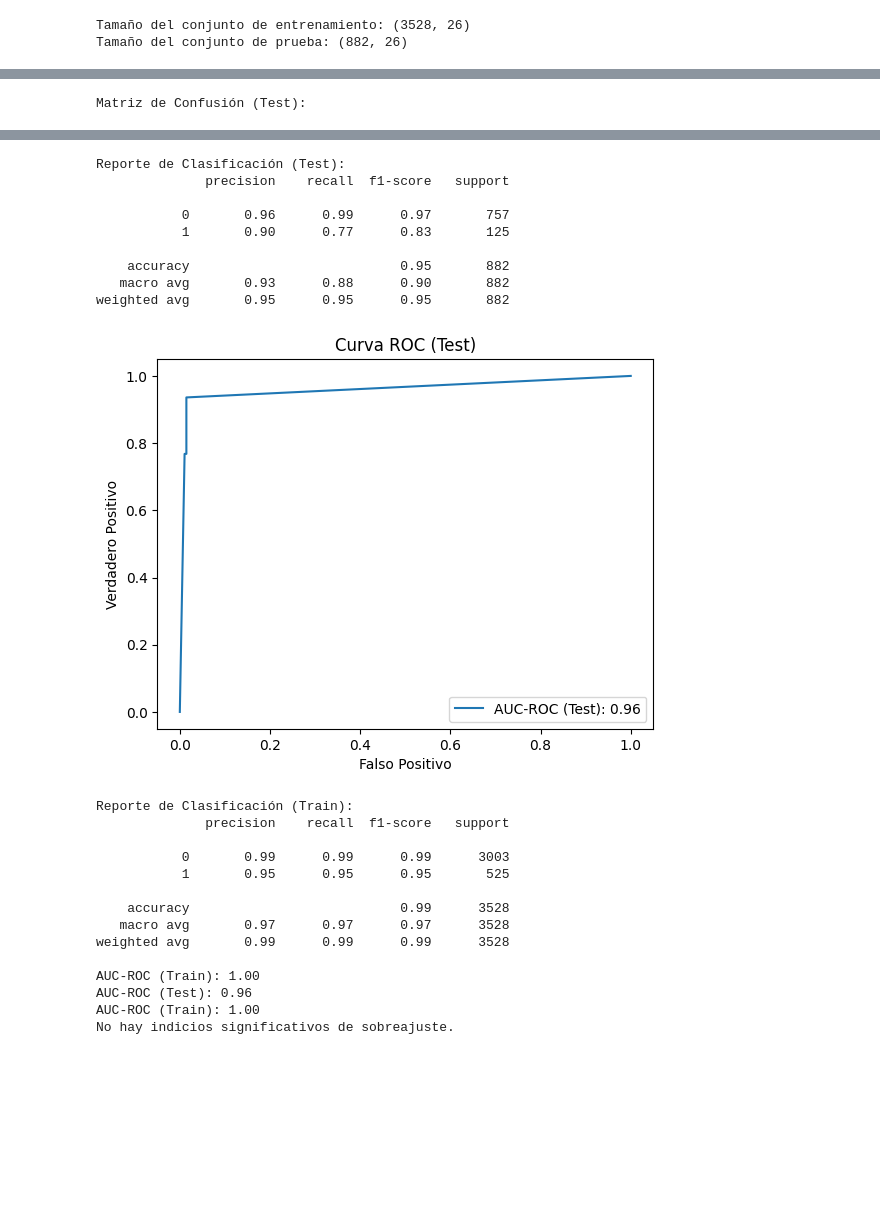
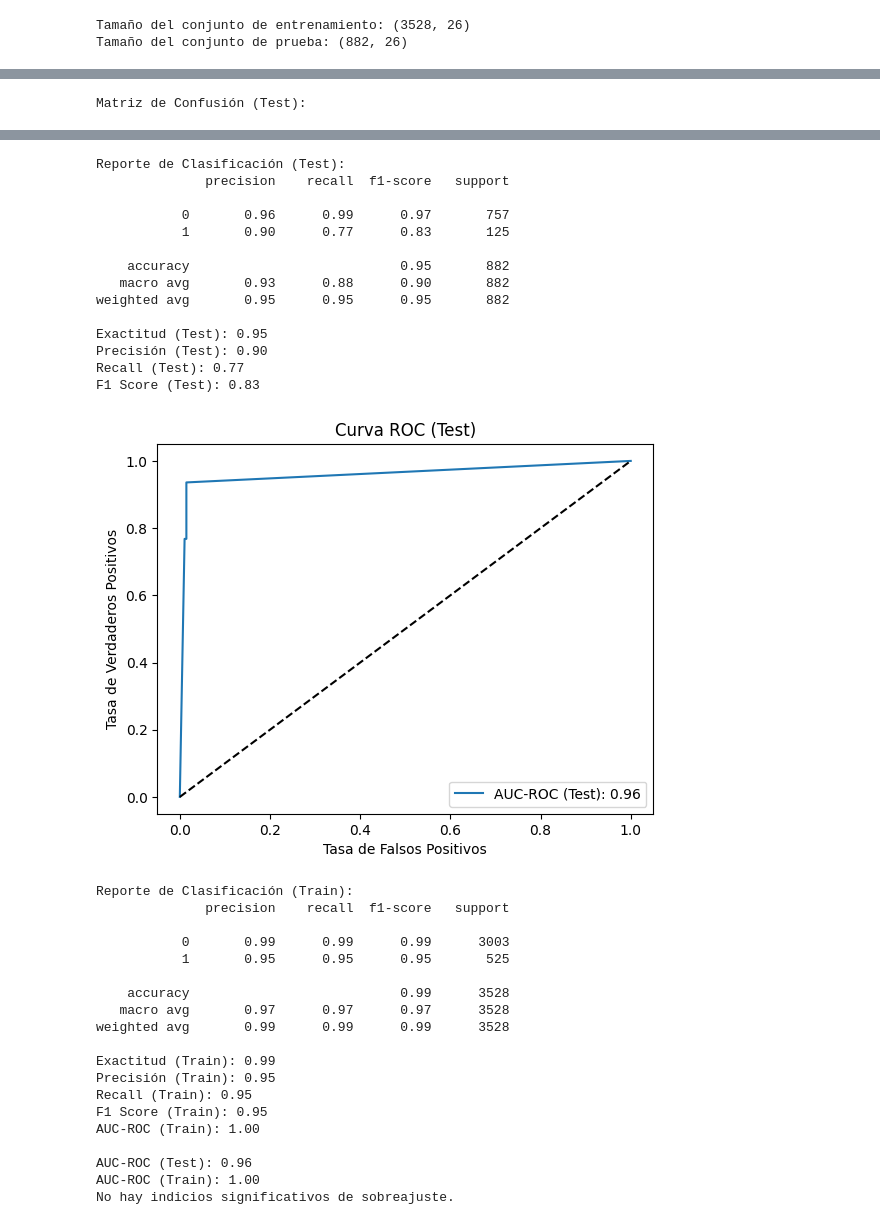
Before and after one commit to salsaimon/proyecto_recursoshumanos, a Jupyter notebook: c_modelos.ipynb, the cells around one changed output, grey strips where cells are left out. Drawn from its saved outputs; the diff is of its cells as text; code cells hidden in the pictures; blank space fills up the shorter version.

```diff
--- a/c_modelos.ipynb
+++ b/c_modelos.ipynb
@@ -297,8 +337,14 @@ AUC-ROC (Train): 0.79
 No hay indicios significativos de sobreajuste.
 # %%
 from sklearn.tree import DecisionTreeClassifier
-from sklearn.metrics import classification_report, confusion_matrix, roc_auc_score, roc_curve, ConfusionMatrixDisplay
+from sklearn.metrics import classification_report, confusion_matrix, roc_auc_score, roc_curve, ConfusionMatrixDisplay, accuracy_score, precision_score, recall_score, f1_score
+from sklearn.preprocessing import StandardScaler
 import matplotlib.pyplot as plt
+
+# Estandarizar las características de los conjuntos de entrenamiento y prueba
+scaler = StandardScaler()
+X_train_scaled = scaler.fit_transform(X_train)
+X_test_scaled = scaler.transform(X_test)
 
 # Crear y entrenar el modelo de Árbol de Decisión
 tree_model = DecisionTreeClassifier(random_state=42)
@@ -323,44 +369,70 @@ plt.show()
 print("\nReporte de Clasificación (Test):")
 print(classification_report(y_test, y_test_pred_tree))
 
+# Cálculo explícito de métricas en el conjunto de prueba
+accuracy_test_tree = accuracy_score(y_test, y_test_pred_tree)
+precision_test_tree = precision_score(y_test, y_test_pred_tree)
+recall_test_tree = recall_score(y_test, y_test_pred_tree)
+f1_test_tree = f1_score(y_test, y_test_pred_tree)
+print(f"Exactitud (Test): {accuracy_test_tree:.2f}")
+print(f"Precisión (Test): {precision_test_tree:.2f}")
+print(f"Recall (Test): {recall_test_tree:.2f}")
+print(f"F1 Score (Test): {f1_test_tree:.2f}")
+
 # AUC-ROC en el conjunto de prueba
 roc_auc_test_tree = roc_auc_score(y_test, y_test_prob_tree)
 fpr_tree, tpr_tree, thresholds_tree = roc_curve(y_test, y_test_prob_tree)
 plt.plot(fpr_tree, tpr_tree, label=f"AUC-ROC (Test): {roc_auc_test_tree:.2f}")
-plt.xlabel('Falso Positivo')
-plt.ylabel('Verdadero Positivo')
+plt.plot([0, 1], [0, 1], 'k--')  # Línea diagonal
+plt.xlabel('Tasa de Falsos Positivos')
+plt.ylabel('Tasa de Verdaderos Positivos')
 plt.title('Curva ROC (Test)')
 plt.legend()
 plt.show()
 
 # Métricas de entrenamiento para detectar sobreajuste
 print("\nReporte de Clasificación (Train):")
 print(classification_report(y_train, y_train_pred_tree))
 
+# Cálculo explícito de métricas en el conjunto de entrenamiento
+accuracy_train_tree = accuracy_score(y_train, y_train_pred_tree)
+precision_train_tree = precision_score(y_train, y_train_pred_tree)
+recall_train_tree = recall_score(y_train, y_train_pred_tree)
+f1_train_tree = f1_score(y_train, y_train_pred_tree)
+print(f"Exactitud (Train): {accuracy_train_tree:.2f}")
+print(f"Precisión (Train): {precision_train_tree:.2f}")
+print(f"Recall (Train): {recall_train_tree:.2f}")
+print(f"F1 Score (Train): {f1_train_tree:.2f}")
+
 roc_auc_train_tree = roc_auc_score(y_train, y_train_prob_tree)
 print(f"AUC-ROC (Train): {roc_auc_train_tree:.2f}")
 
 # Evaluación de sobreajuste
-print(f"AUC-ROC (Test): {roc_auc_test_tree:.2f}")
+print(f"\nAUC-ROC (Test): {roc_auc_test_tree:.2f}")
 print(f"AUC-ROC (Train): {roc_auc_train_tree:.2f}")
 
 if abs(roc_auc_train_tree - roc_auc_test_tree) > 0.05:
     print("Posible sobreajuste detectado.")
 else:
     print("No hay indicios significativos de sobreajuste.")
 # %% [output]
 Matriz de Confusión (Test):
 [figure]
 Reporte de Clasificación (Test):
               precision    recall  f1-score   support
 
            0       0.96      0.99      0.97       757
            1       0.90      0.77      0.83       125
 
     accuracy                           0.95       882
    macro avg       0.93      0.88      0.90       882
 weighted avg       0.95      0.95      0.95       882
+
+Exactitud (Test): 0.95
+Precisión (Test): 0.90
+Recall (Test): 0.77
+F1 Score (Test): 0.83
-[figure, old version]
+[figure, new version]
 Reporte de Clasificación (Train):
               precision    recall  f1-score   support
 
@@ -371,7 +443,12 @@ Reporte de Clasificación (Train):
    macro avg       0.97      0.97      0.97      3528
 weighted avg       0.99      0.99      0.99      3528
 
+Exactitud (Train): 0.99
+Precisión (Train): 0.95
+Recall (Train): 0.95
+F1 Score (Train): 0.95
 AUC-ROC (Train): 1.00
+
 AUC-ROC (Test): 0.96
 AUC-ROC (Train): 1.00
 No hay indicios significativos de sobreajuste.
```
Also changed, not shown: parts of 12 cells of this notebook.
